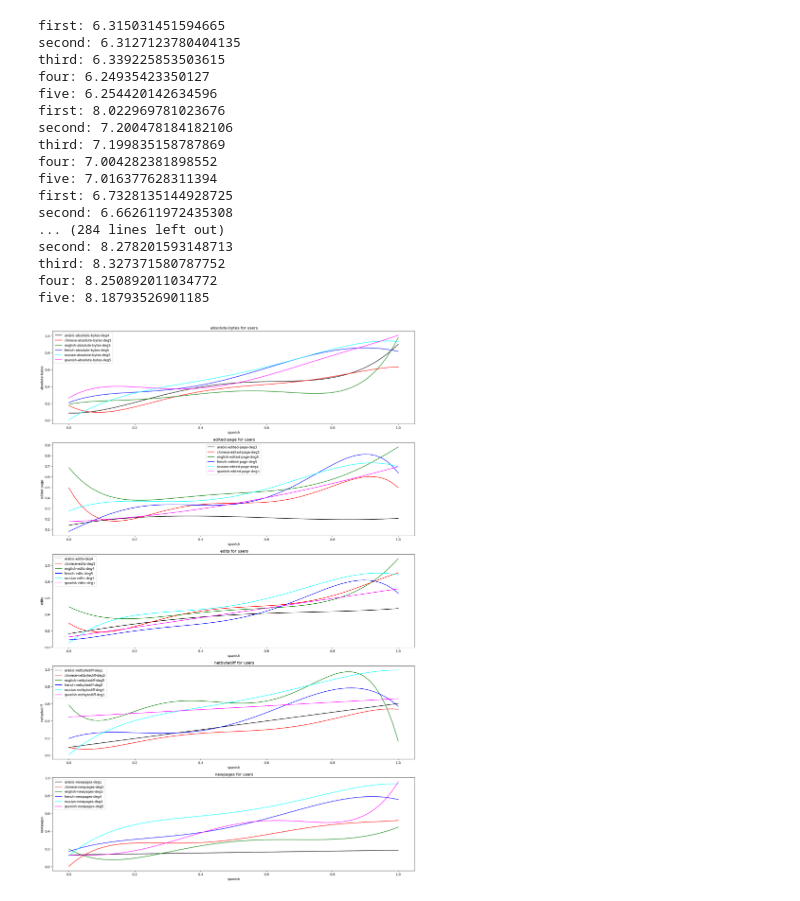
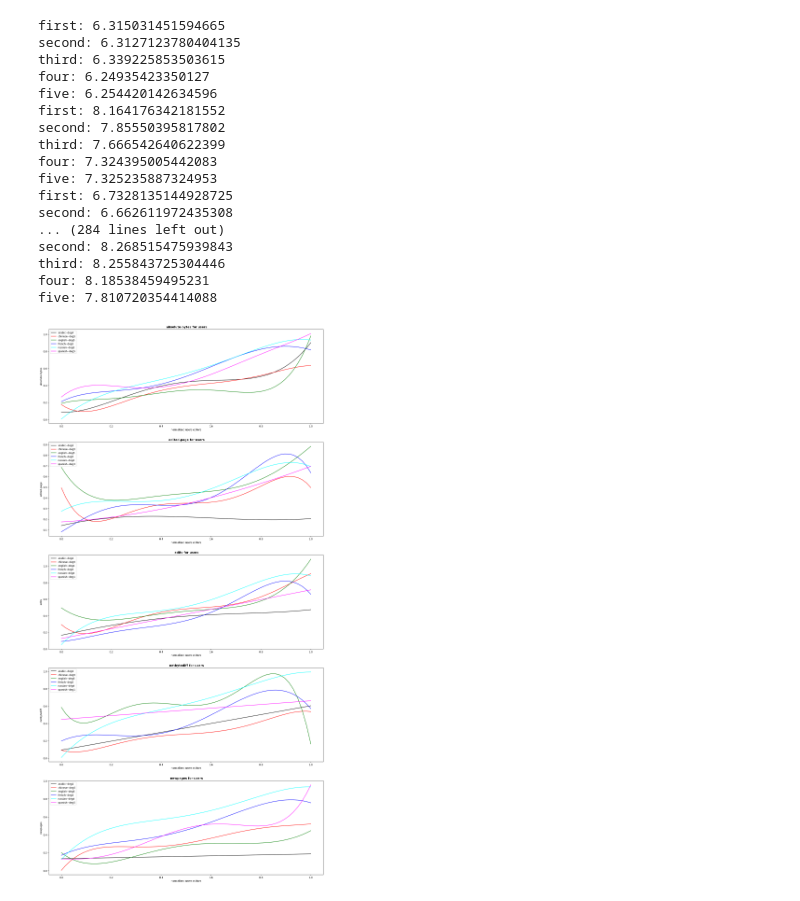
Before and after one commit to aryas0ng/wikipedia-analysis, a Jupyter notebook: plot.ipynb, the cells around one changed output. Saved outputs shown, nothing was run; the diff lists cells and outputs as text; code cells hidden in the pictures.

Commit message:
graphs final

```diff
--- a/plot.ipynb
+++ b/plot.ipynb
@@ -90,39 +90,39 @@ def regression(metric, x, y, axs, i, j, user):
     if (np.sum(residuals) == min(np.sum(residuals), np.sum(residuals2), np.sum(residuals3), np.sum(residuals4), np.sum(residuals5))):
         # print(rmse1)
         y_values = np.polyval(coefficients, x_values)
-        axs[j-1].plot(x_values, y_values, color=colors[i-1], label=lan + "-" + metric + "-deg1")
+        axs[j-1].plot(x_values, y_values, color=colors[i-1], label=lan + "-" + "-deg1")
     # elif (rmse2 == min(rmse1, rmse2, rmse3)):
     elif (np.sum(residuals2) == min(np.sum(residuals), np.sum(residuals2), np.sum(residuals3), np.sum(residuals4), np.sum(residuals5))):
         # print(rmse2)
         y_values = np.polyval(coefficients2, x_values)
-        axs[j-1].plot(x_values, y_values, color=colors[i-1], label=lan + "-" + metric + "-deg2")
+        axs[j-1].plot(x_values, y_values, color=colors[i-1], label=lan + "-" + "-deg2")
     elif (np.sum(residuals4) == min(np.sum(residuals), np.sum(residuals2), np.sum(residuals3), np.sum(residuals4), np.sum(residuals5))):
         # print(rmse4)
         y_values = np.polyval(coefficients4, x_values)
-        axs[j-1].plot(x_values, y_values, color=colors[i-1], label=lan + "-" + metric + "-deg4")
+        axs[j-1].plot(x_values, y_values, color=colors[i-1], label=lan + "-" + "-deg4")
     elif (np.sum(residuals5) == min(np.sum(residuals), np.sum(residuals2), np.sum(residuals3), np.sum(residuals4), np.sum(residuals5))):
         # print(rmse5)
         y_values = np.polyval(coefficients5, x_values)
-        axs[j-1].plot(x_values, y_values, color=colors[i-1], label=lan + "-" + metric + "-deg5")
+        axs[j-1].plot(x_values, y_values, color=colors[i-1], label=lan + "-" + "-deg5")
     else:
         # print(rmse3)
         y_values = np.polyval(coefficients3, x_values)
-        axs[j-1].plot(x_values, y_values, color=colors[i-1], label=lan + "-" + metric + "-deg3")
+        axs[j-1].plot(x_values, y_values, color=colors[i-1], label=lan + "-" + "-deg3")
 
     axs[j-1].legend()
-    axs[j-1].set_title(" " + metric + " for " + user)
-    axs[j-1].set_xlabel(lan)
+    axs[j-1].set_title(" " + metric + " for " + user, fontweight='bold')
+    axs[j-1].set_xlabel("normalized " + user + " editors")
     axs[j-1].set_ylabel(metric)
 # %%
-fig, axs = plt.subplots(5, 1, figsize=(20, 30))
-fig1, axs1 = plt.subplots(5, 1, figsize=(20, 30))
+fig, axs = plt.subplots(5, 1, figsize=(20, 40))
+fig1, axs1 = plt.subplots(5, 1, figsize=(20, 40))
 
 for i in range(len(user_dataset)):
     lan = languages[i]
     user_lan_dataset = user_dataset[i]
     anon_lan_dataset = anon_dataset[i]
 
-    #number of editors
+    # number of editors
     user_editors = user_lan_dataset[0]
     anon_editors = anon_lan_dataset[0]
     pcc_user = []
@@ -138,7 +138,7 @@ for i in range(len(user_dataset)):
         # plt.scatter(user_editors, metric_user_values, color='blue', marker='o')
         regression(metric, user_editors, metric_user_values, axs, i, j, "users")
 
-        regression(metric, user_editors, metric_anon_values, axs1, i, j, "anon")
+        regression(metric, anon_editors, metric_anon_values, axs1, i, j, "anon")
 
         correlation_user, p_value_user = pearsonr(user_editors, metric_user_values)
         pcc_user.append(correlation_user)
@@ -148,44 +148,44 @@ for i in range(len(user_dataset)):
         pcc_anon.append(correlation_anon)
         pp_anon.append(p_value_anon)
 
-fig.savefig('graphs/regression-user.png')
-fig1.savefig('graphs/regression-anon.png')
+fig.savefig('graphs/regression-user.png', bbox_inches='tight', pad_inches=0.1)
+fig1.savefig('graphs/regression-anon.png', bbox_inches='tight', pad_inches=0.1)
 
     # csv_file = 'stats/pearson-cc-user.csv'
     # with open(csv_file, 'a', newline='') as file:
     #     writer = csv.writer(file)
     #     writer.writerow(pcc_user)
 
     # csv_file = 'stats/pearson-p-user.csv'
     # with open(csv_file, 'a', newline='') as file:
     #     writer = csv.writer(file)
     #     writer.writerow(pp_user)
 
     # csv_file = 'stats/pearson-cc-anon.csv'
     # with open(csv_file, 'a', newline='') as file:
     #     writer = csv.writer(file)
     #     writer.writerow(pcc_anon)
 
     # csv_file = 'stats/pearson-p-anon.csv'
     # with open(csv_file, 'a', newline='') as file:
     #     writer = csv.writer(file)
     #     writer.writerow(pp_anon)
 # %% [output]
 first: 6.315031451594665
 second: 6.3127123780404135
 third: 6.339225853503615
 four: 6.24935423350127
 five: 6.254420142634596
-first: 8.022969781023676
-second: 7.200478184182106
-third: 7.199835158787869
-four: 7.004282381898552
-five: 7.016377628311394
+first: 8.164176342181552
+second: 7.85550395817802
+third: 7.666542640622399
+four: 7.324395005442083
+five: 7.325235887324953
 first: 6.7328135144928725
 second: 6.662611972435308
 ... (284 lines left out)
-second: 8.278201593148713
-third: 8.327371580787752
-four: 8.250892011034772
-five: 8.18793526901185
+second: 8.268515475939843
+third: 8.255843725304446
+four: 8.18538459495231
+five: 7.810720354414088
-[figure, old version]
+[figure, new version]
```
Also changed, not shown: parts of 14 cells of this notebook, 14 other files.
